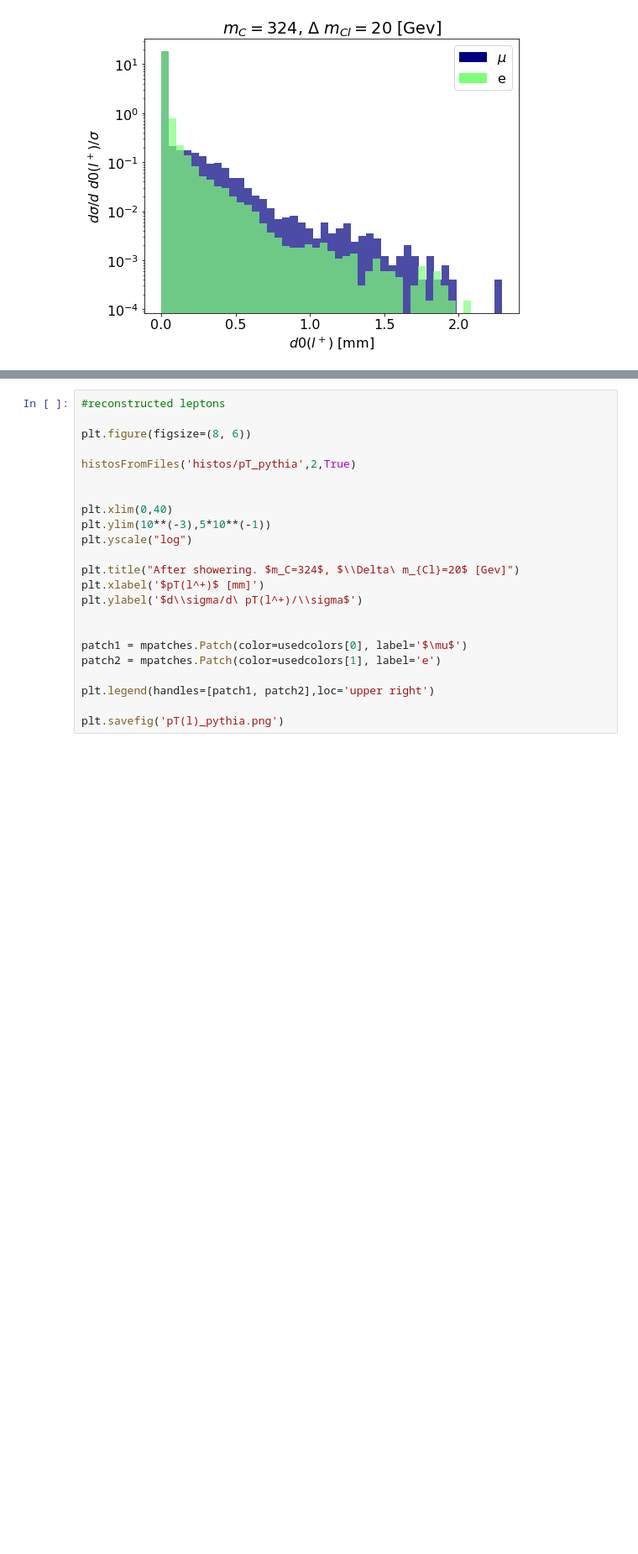
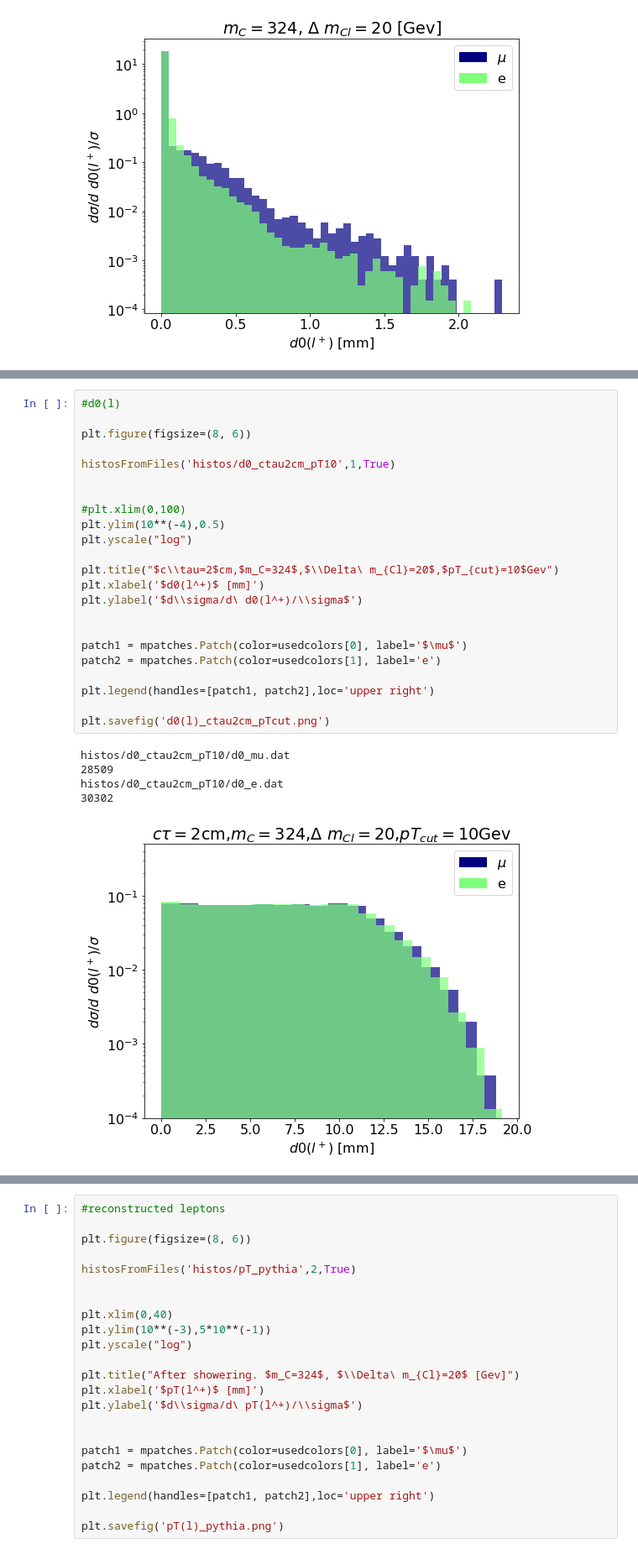
Before and after one commit to anasthesia/SoftLLP, a Jupyter notebook: kinematics/plot_histos.ipynb, the cells around one changed output, grey strips where cells are left out. Shown at 84% size. Saved outputs shown, nothing was run; the diff lists cells and outputs as text; blank space fills up the shorter version.

```diff
--- a/kinematics/plot_histos.ipynb
+++ b/kinematics/plot_histos.ipynb
@@ -236,0 +237,29 @@ histos/d0_real_cut/e_cut_cutd0.dat
+# %%
+#d0(l)
+
+plt.figure(figsize=(8, 6))
+
+histosFromFiles('histos/d0_ctau2cm_pT10',1,True)
+
+
+#plt.xlim(0,100)
+plt.ylim(10**(-4),0.5)
+plt.yscale("log")
+
+plt.title("$c\\tau=2$cm,$m_C=324$,$\\Delta\ m_{Cl}=20$,$pT_{cut}=10$Gev")
+plt.xlabel('$d0(l^+)$ [mm]')
+plt.ylabel('$d\\sigma/d\ d0(l^+)/\\sigma$')
+
+
+patch1 = mpatches.Patch(color=usedcolors[0], label='$\mu$')
+patch2 = mpatches.Patch(color=usedcolors[1], label='e')
+
+plt.legend(handles=[patch1, patch2],loc='upper right')
+
+plt.savefig('d0(l)_ctau2cm_pTcut.png')
+# %% [output]
+histos/d0_ctau2cm_pT10/d0_mu.dat
+28509
+histos/d0_ctau2cm_pT10/d0_e.dat
+30302
+[figure, added]
```
Also changed, not shown: parts of 2 cells of this notebook, 2 other files.
